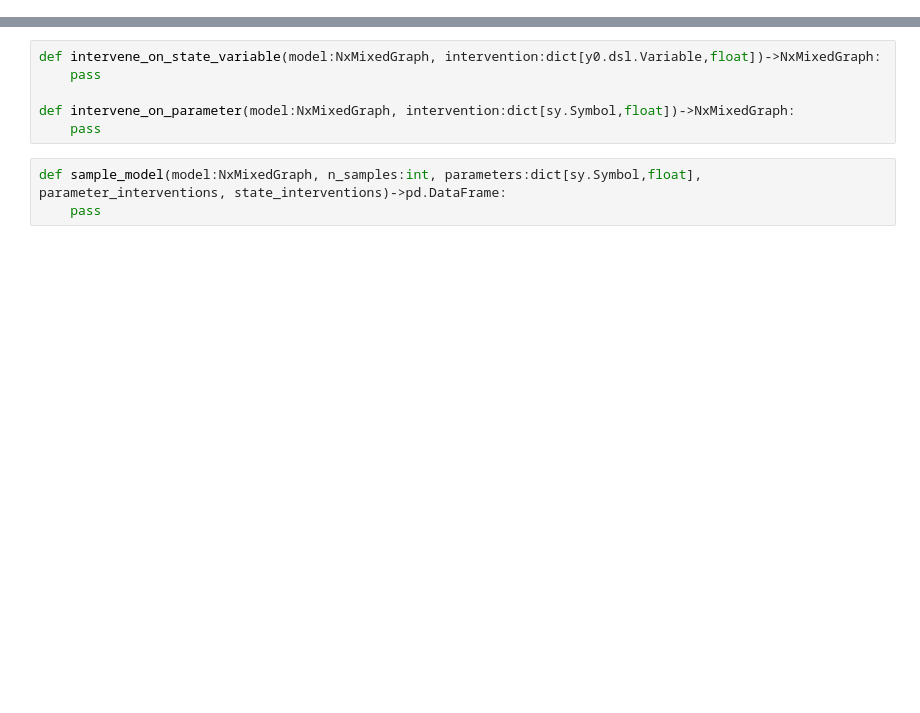
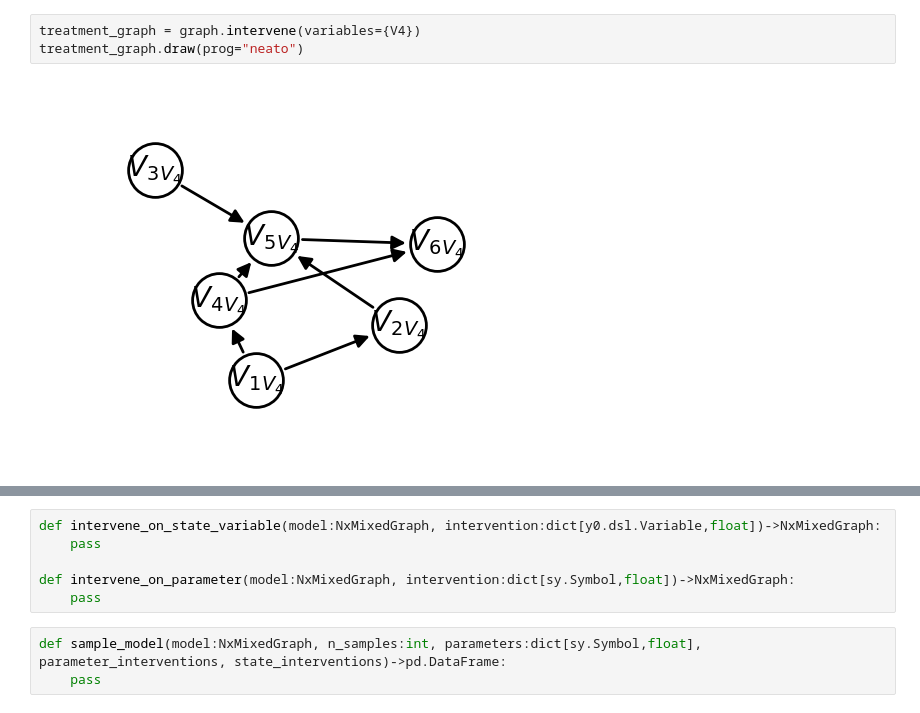
Before and after one commit to CRISPR-CARB/nocap, a Jupyter notebook: notebooks/ATE_workflow.ipynb, the cells around one changed output, grey strips where cells are left out. Drawn from its saved outputs; the diff is of its cells as text; blank space fills up the shorter version.

```diff
--- a/notebooks/ATE_workflow.ipynb
+++ b/notebooks/ATE_workflow.ipynb
@@ -47,0 +51,5 @@ test_calibrate_model()
+# %%
+treatment_graph = graph.intervene(variables={V4})
+treatment_graph.draw(prog="neato")
+# %% [output]
+[figure, added]
```
Also changed, not shown: parts of 6 cells of this notebook.
